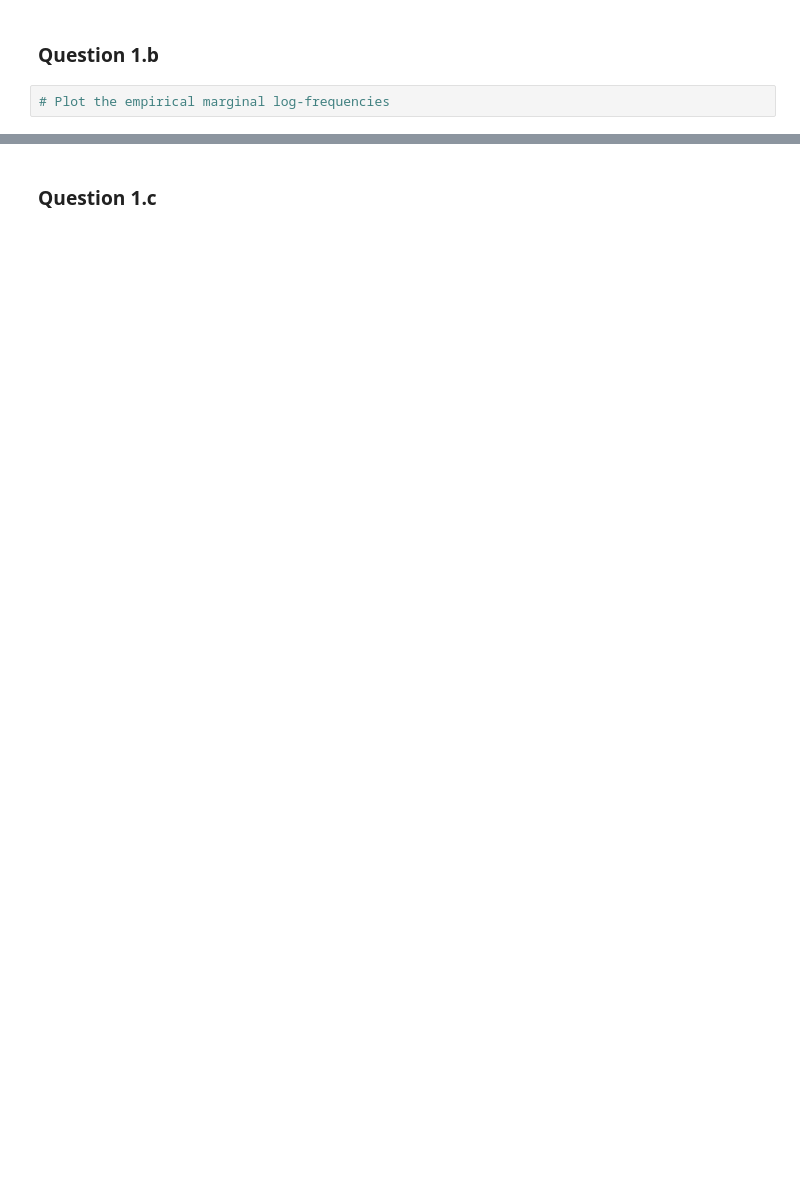
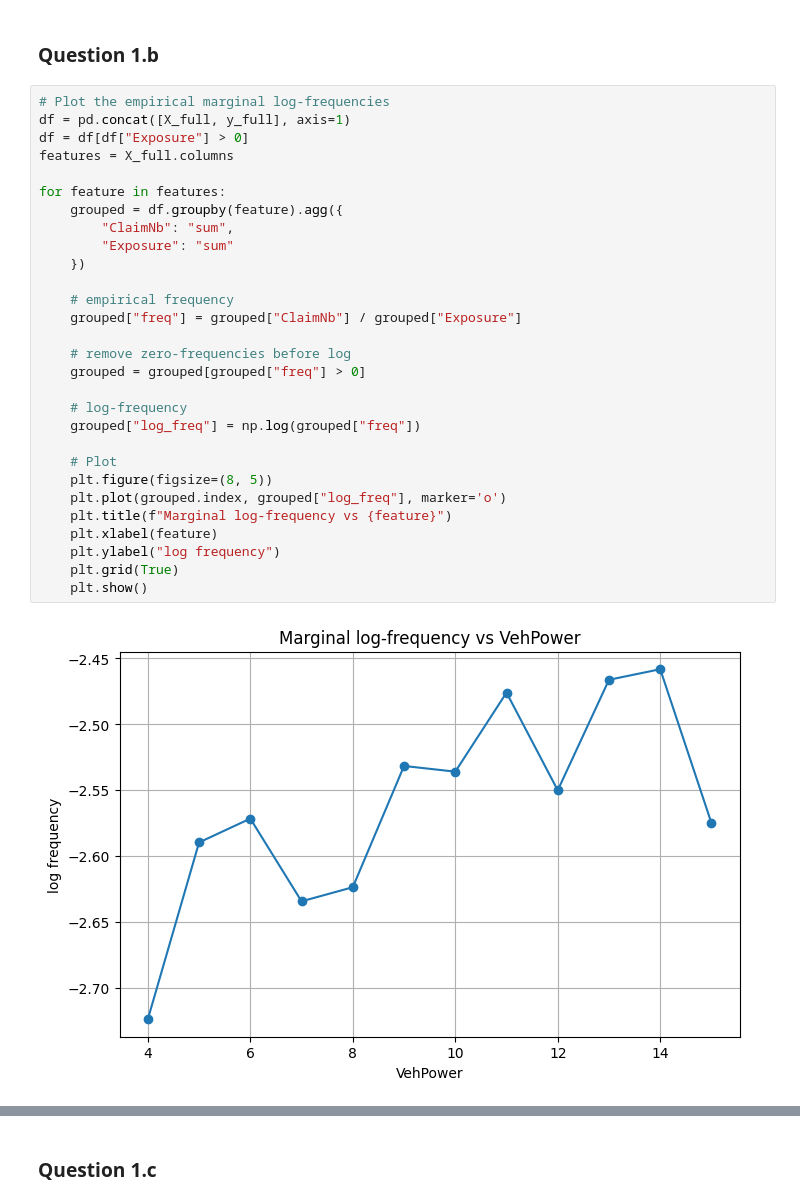
Before and after one commit to njohnson433/Machine-Learning-in-Finance-Insurance-HS25, a Jupyter notebook: project_4/template4.ipynb, the cells around one changed output, grey strips where cells are left out. Drawn from its saved outputs; the diff is of its cells as text; blank space fills up the shorter version.

```diff
--- a/project_4/template4.ipynb
+++ b/project_4/template4.ipynb
@@ -88,3 +125,32 @@ ValueError: Some value(s) of y are out of the valid range of the loss 'HalfPoiss
 ### Question 1.b
 # %%
 # Plot the empirical marginal log-frequencies
+df = pd.concat([X_full, y_full], axis=1)
+df = df[df["Exposure"] > 0]
+features = X_full.columns
+
+for feature in features:
+    grouped = df.groupby(feature).agg({
+        "ClaimNb": "sum",
+        "Exposure": "sum"
+    })
+
+    # empirical frequency
+    grouped["freq"] = grouped["ClaimNb"] / grouped["Exposure"]
+
+    # remove zero-frequencies before log
+    grouped = grouped[grouped["freq"] > 0]
+
+    # log-frequency
+    grouped["log_freq"] = np.log(grouped["freq"])
+
+    # Plot
+    plt.figure(figsize=(8, 5))
+    plt.plot(grouped.index, grouped["log_freq"], marker='o')
+    plt.title(f"Marginal log-frequency vs {feature}")
+    plt.xlabel(feature)
+    plt.ylabel("log frequency")
+    plt.grid(True)
+    plt.show()
+# %% [output]
+[figure, added]
```
Also changed, not shown: parts of 10 cells of this notebook.
